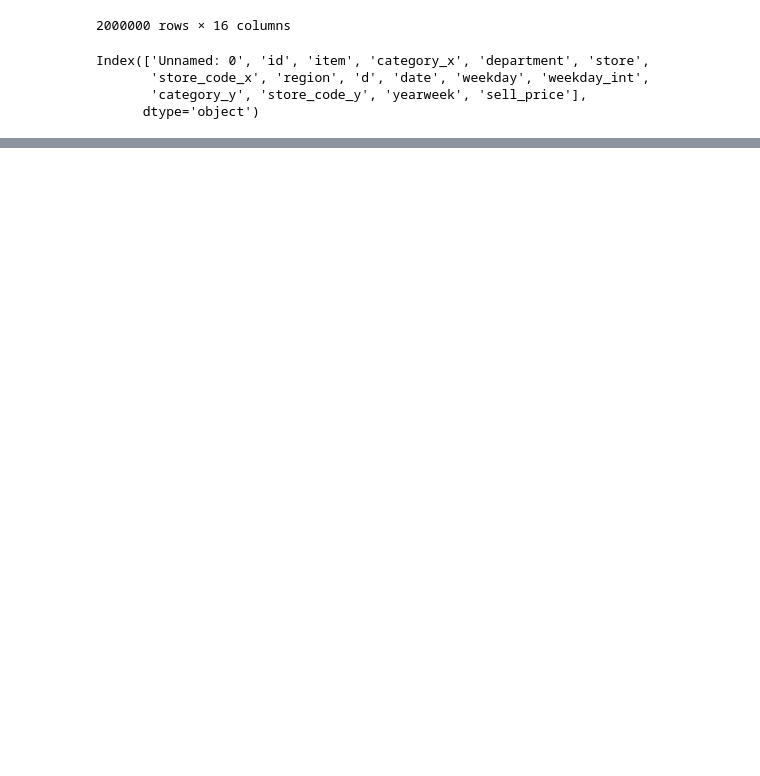
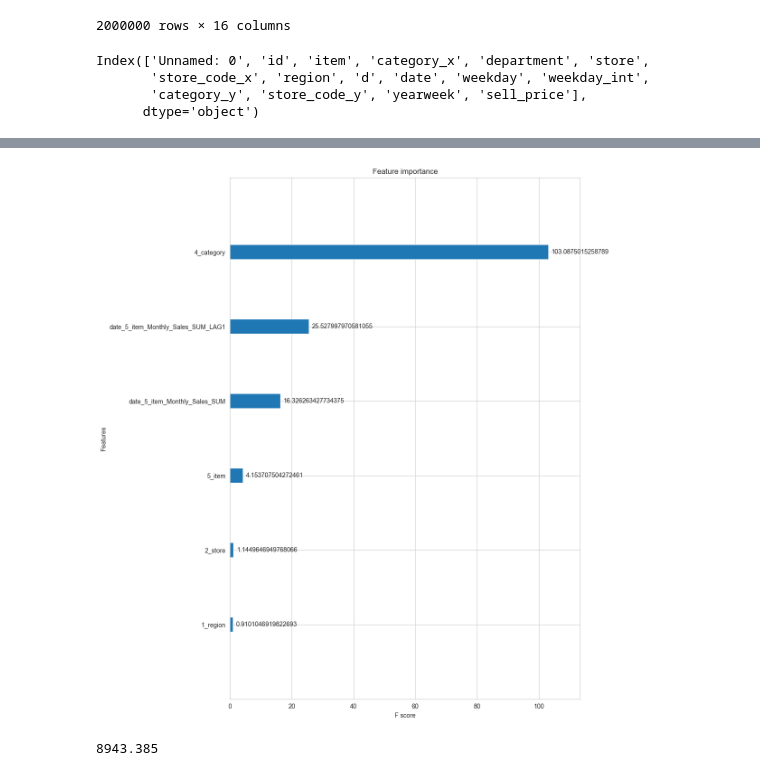
Before and after one commit to AaronSanchezBelber/RetailForecasting, a Jupyter notebook: _2_Clean_Data.ipynb, the cells around one changed output, grey strips where cells are left out. Saved outputs shown, nothing was run; the diff lists cells and outputs as text; code cells hidden in the pictures; blank space fills up the shorter version.

```diff
--- a/_2_Clean_Data.ipynb
+++ b/_2_Clean_Data.ipynb
@@ -270,0 +446,4 @@ plot_sales_by_granularity(df_merged, 'W', 'sales')
+# %%
+full_df['media_movil_mensual'] = full_df['Monthly_Revenue'].rolling(1).mean()
+full_df.dropna(inplace=True)
+full_df
@@ -270,0 +469,15 @@ plot_sales_by_granularity(df_merged, 'W', 'sales')
+# %%
+train_index = sorted(list(full_df["date"].unique()))[:-2]
+#Los dos meses mas proximos
+valida_index = [sorted(list(full_df["date"].unique()))[-2]]
+#Predicciones con el ultimo mes
+test_index = [sorted(list(full_df["date"].unique()))[-1]]
+# %%
+X_train = full_df[full_df["date"].isin(train_index)].drop(['Monthly_Sales', "date"], axis=1)
+Y_train = full_df[full_df["date"].isin(train_index)]['Monthly_Sales']
+
+X_valida = full_df[full_df["date"].isin(valida_index)].drop(['Monthly_Sales', "date"], axis=1)
+Y_valida = full_df[full_df["date"].isin(valida_index)]['Monthly_Sales']
+
+X_test = full_df[full_df["date"].isin(test_index)].drop(['Monthly_Sales', "date"], axis = 1)
+Y_test = full_df[full_df["date"].isin(test_index)]['Monthly_Sales']
@@ -270,0 +490,12 @@ plot_sales_by_granularity(df_merged, 'W', 'sales')
+# %%
+model = xgb.XGBRegressor(eval_metric = "rmse", early_stopping_rounds = 10, seed = 175)
+
+model_name = str(model).split("(")[0]
+
+day = str(datetime.now()).split()[0].replace("-", "_")
+hour = str(datetime.now()).split()[1].replace(":", "_").split(".")[0]
+t = str(day) + "_" + str(hour)
+
+model.fit(X_train, Y_train,
+    eval_set = [(X_train, Y_train), (X_valida, Y_valida)],
+    verbose = True)
@@ -270,0 +533,13 @@ plot_sales_by_granularity(df_merged, 'W', 'sales')
+# %%
+importance = model.get_booster().get_score(importance_type = "gain")
+importance = {k: v for k, v in sorted(importance.items(), key = lambda item: item[1])}
+
+fig, ax = plt.subplots(figsize = (10, 15))
+xgb.plot_importance(model, importance_type = "gain", ax = ax);
+# %% [output]
+[figure, added]
+# %%
+Y_test_predict = model.predict(X_test)
+Y_test_predict.sum()
+# %% [output]
+8943.385
```
Also changed, not shown: parts of 28 cells of this notebook, 5 other files.
